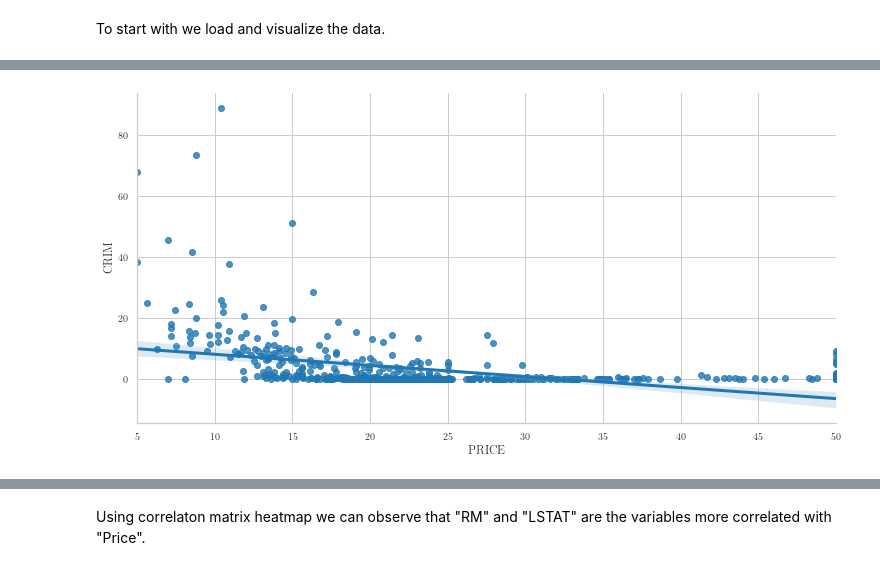
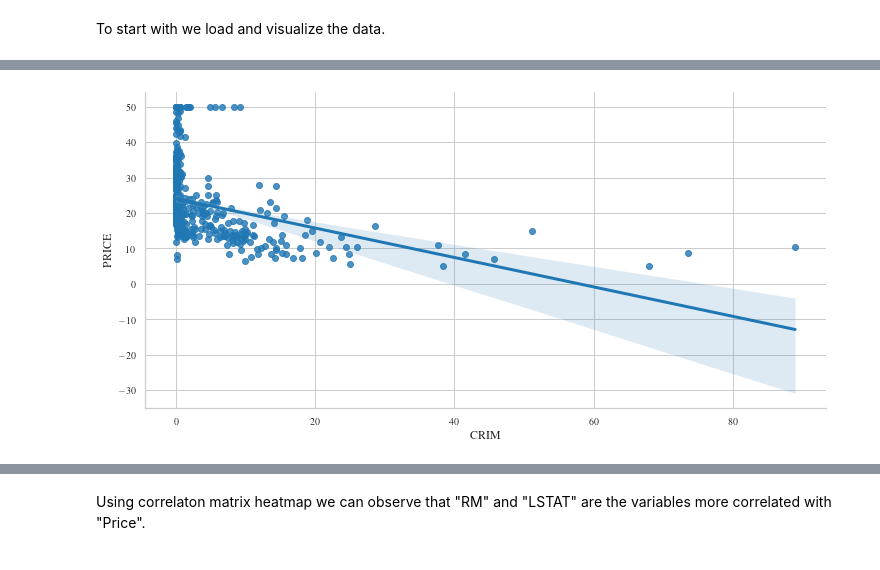
Before and after one commit to DataScienceUB/introduction-datascience-python-book, a Jupyter notebook: ch06_Regression_Analysis.ipynb, the cells around one changed output, grey strips where cells are left out. Saved outputs shown, nothing was run; the diff lists cells and outputs as text; code cells hidden in the pictures.

```diff
--- a/ch06_Regression_Analysis.ipynb
+++ b/ch06_Regression_Analysis.ipynb
@@ -435,6 +602,6 @@ sns.lmplot(x = "PRICE",y = "RM", data = df_boston, height = 5.2, aspect = 2);
 # %%
 # Visualization of the relations between price and CRIM
-sns.lmplot(x = "PRICE", y = "CRIM", data = df_boston, height = 5.2, aspect = 2);
+sns.lmplot(x = "CRIM", y = "PRICE", data = df_boston, height = 5.2, aspect = 2);
 # %% [output]
-[figure, old version]
+[figure, new version]
 # %%
```
Also changed, not shown: parts of 118 cells of this notebook.
